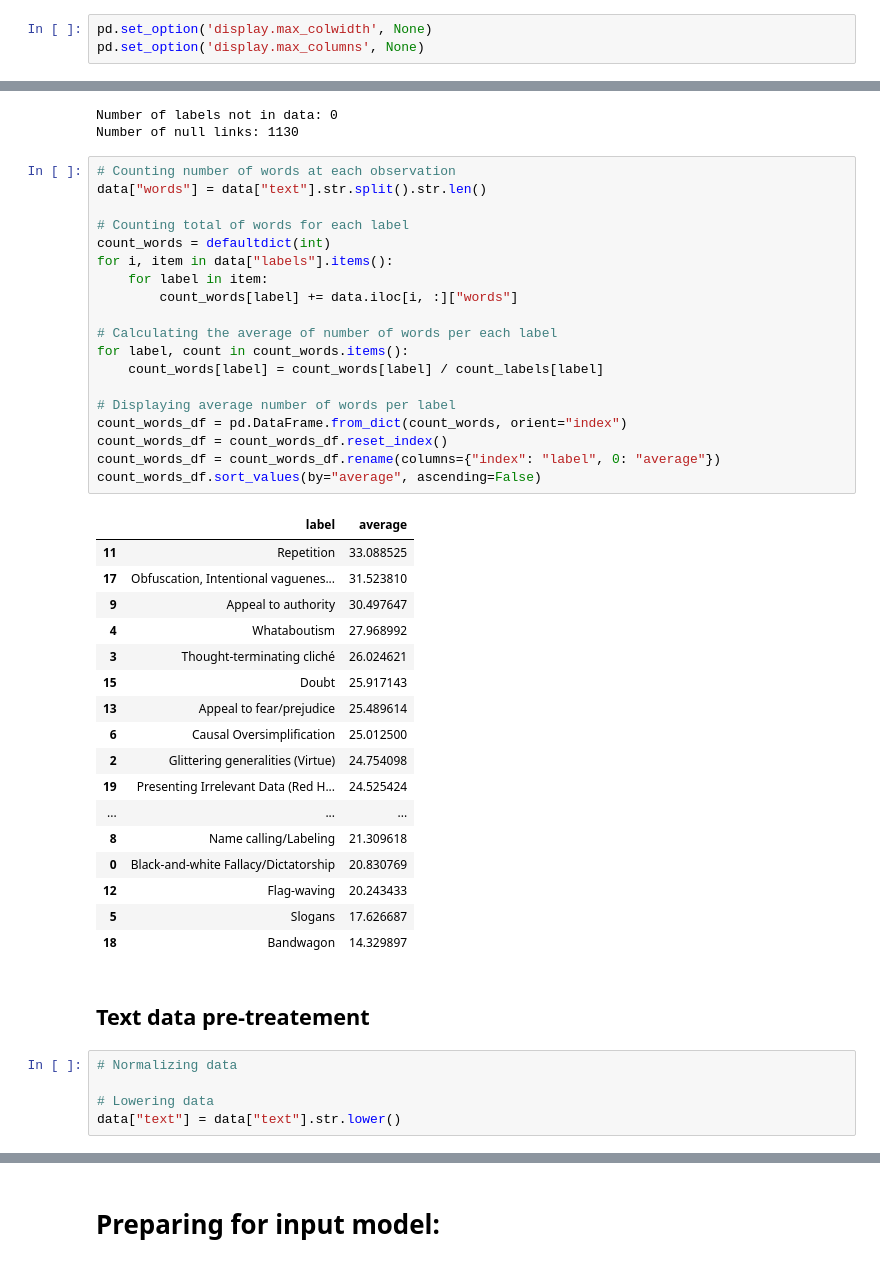
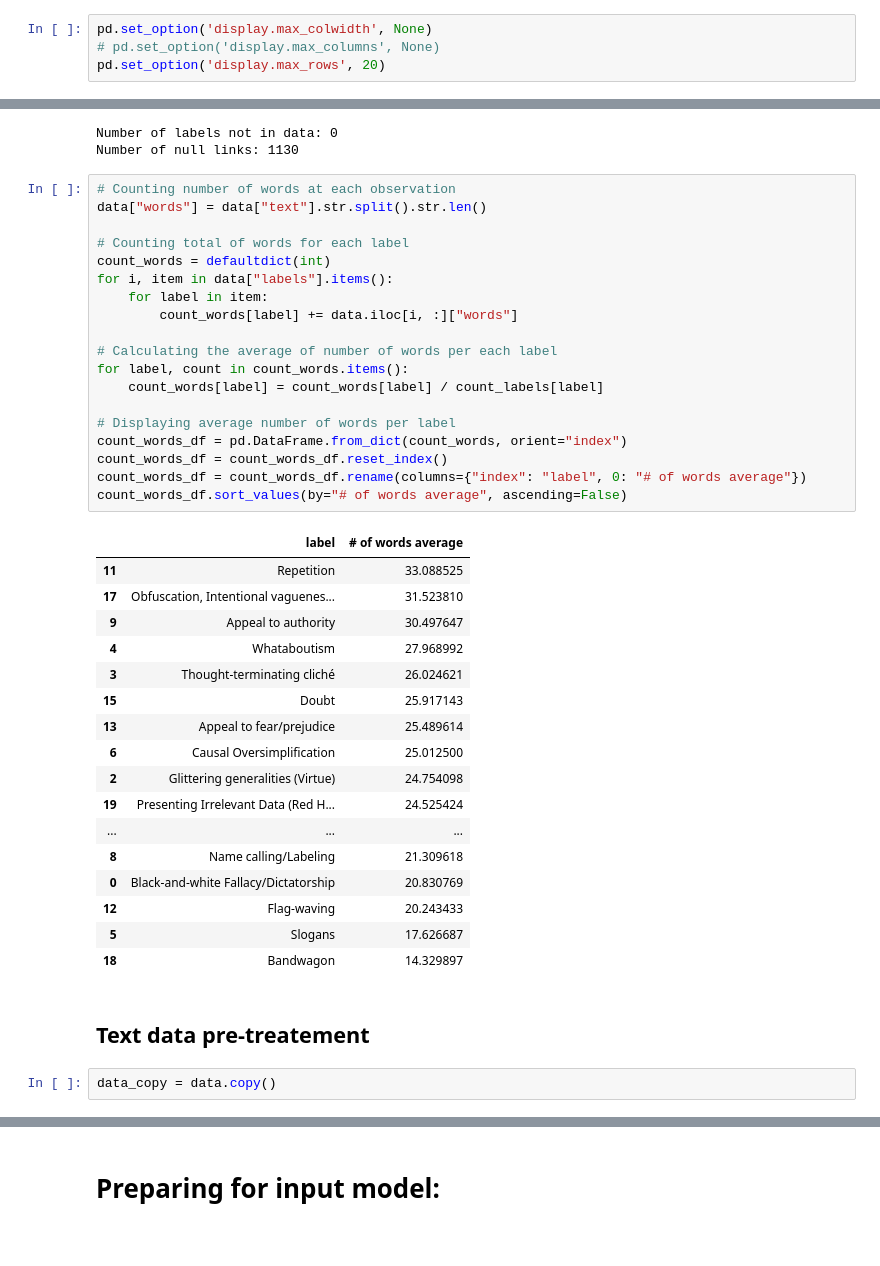
Before and after one commit to jaimeMontea/detection_techniques_memes, a Jupyter notebook: analysis.ipynb, the cells around one changed output, grey strips where cells are left out. Saved outputs shown, nothing was run; the diff lists cells and outputs as text.

```diff
--- a/analysis.ipynb
+++ b/analysis.ipynb
@@ -5,6 +7,7 @@ import matplotlib.pyplot as plt
 # %%
 pd.set_option('display.max_colwidth', None)
-pd.set_option('display.max_columns', None)
+# pd.set_option('display.max_columns', None)
+pd.set_option('display.max_rows', 20)
 # %% [markdown]
 ## Data Analysis on data
 # %%
@@ -90,24 +93,24 @@ Number of null links: 1130
 # %%
 # Counting number of words at each observation
 data["words"] = data["text"].str.split().str.len()
 
 # Counting total of words for each label
 count_words = defaultdict(int)
 for i, item in data["labels"].items():
     for label in item:
         count_words[label] += data.iloc[i, :]["words"]
 
 # Calculating the average of number of words per each label
 for label, count in count_words.items():
     count_words[label] = count_words[label] / count_labels[label]
 
 # Displaying average number of words per label
 count_words_df = pd.DataFrame.from_dict(count_words, orient="index")
 count_words_df = count_words_df.reset_index()
-count_words_df = count_words_df.rename(columns={"index": "label", 0: "average"})
-count_words_df.sort_values(by="average", ascending=False)
+count_words_df = count_words_df.rename(columns={"index": "label", 0: "# of words average"})
+count_words_df.sort_values(by="# of words average", ascending=False)
 # %% [output]
-|  | label | average |
+|  | label | # of words average |
 | 11 | Repetition | 33.088525 |
 | 17 | Obfuscation, Intentional vaguenes... | 31.523810 |
 | 9 | Appeal to authority | 30.497647 |
@@ -126,8 +129,5 @@ count_words_df.sort_values(by="average", ascending=False)
 | 18 | Bandwagon | 14.329897 |
 # %% [markdown]
 ## Text data pre-treatement
-# %%
-# Normalizing data
-
-# Lowering data
-data["text"] = data["text"].str.lower()
+# %%
+data_copy = data.copy()
```
Also changed, not shown: parts of 5 cells of this notebook, 2 other files.
